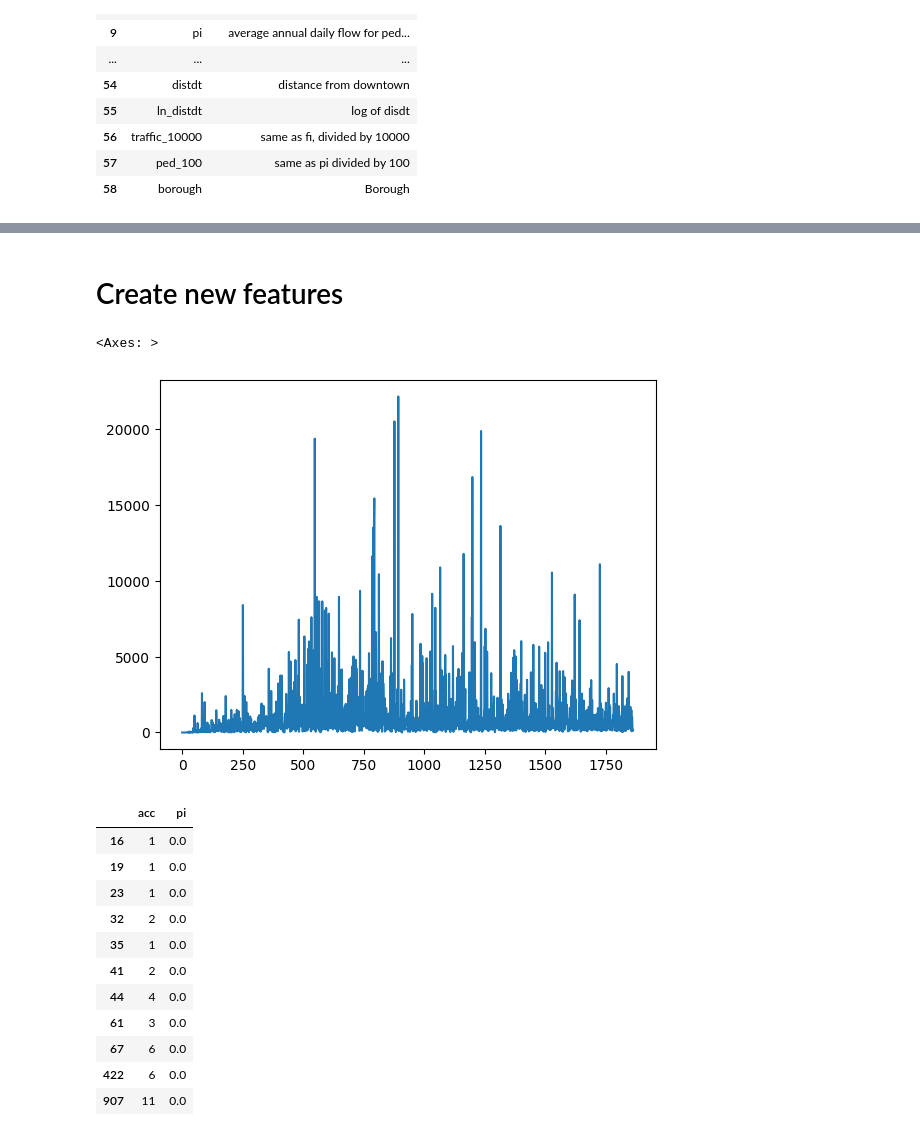
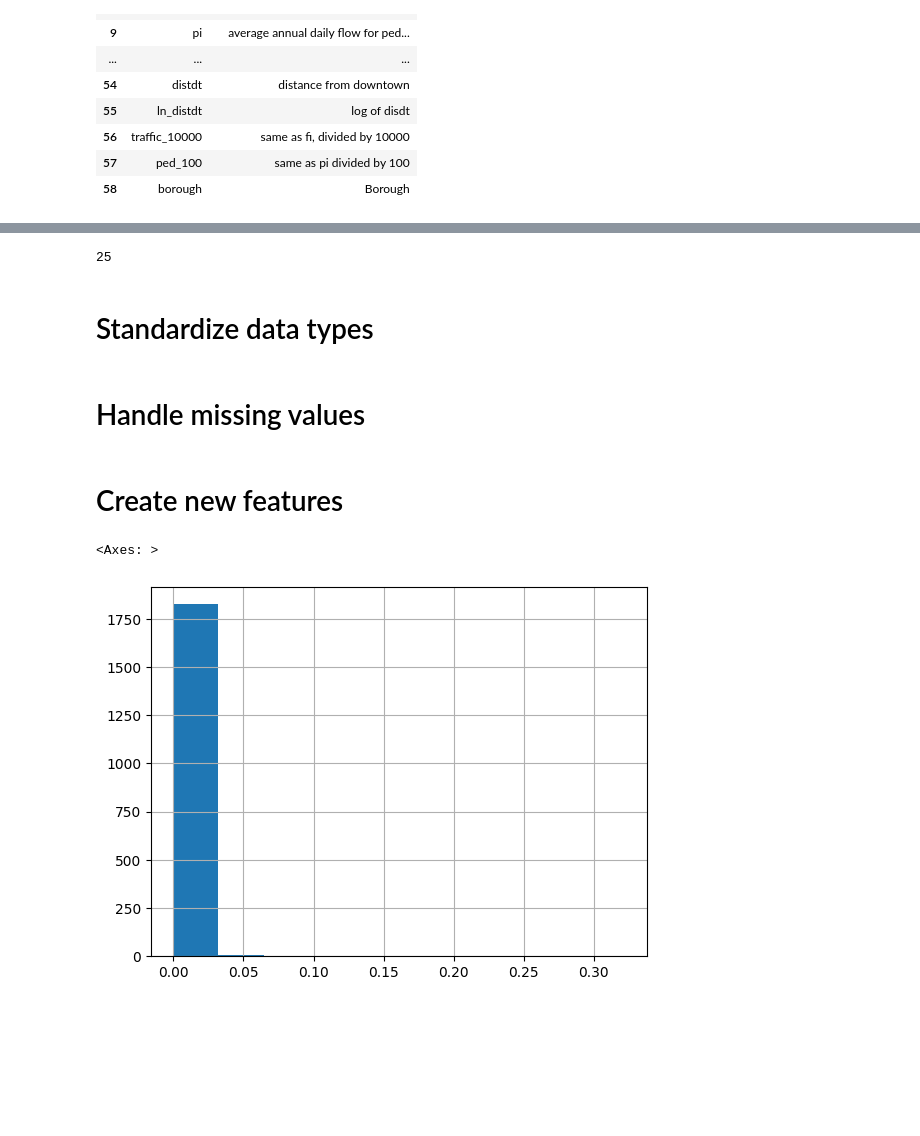
Before and after one commit to JuanJavierr/projet_methodes_avancees, a Jupyter notebook: eda.ipynb, the cells around one changed output, grey strips where cells are left out. Saved outputs shown, nothing was run; the diff lists cells and outputs as text; code cells hidden in the pictures; blank space fills up the shorter version.

```diff
--- a/eda.ipynb
+++ b/eda.ipynb
@@ -30,13 +44,13 @@ data_dict
 # %%
 # Drop superfluous columns
 df = df.drop(columns=["Unnamed: 59", "Unnamed: 60"])
-# Drop english columns
-df = df.drop(columns=["street_1", "street_2"])
+# Drop descriptive columns
+df = df.drop(columns=["street_1", "street_2", "date_", "x", "y"])
 
 # Drop columns that are transformations of other columns
-log_columns = [c for c in df.columns if c.startswith("ln_")]
-divided_columns = ["traffic_10000", "ped_100"]
-df = df.drop(columns=log_columns + divided_columns)
+# log_columns = [c for c in df.columns if c.startswith("ln_")]
+# divided_columns = ["traffic_10000", "ped_100"]
+# df = df.drop(columns=log_columns + divided_columns)
 # %%
 # Duplicates?
 print(df["int_no"].value_counts().sort_values().tail(5))
@@ -63,24 +95,27 @@ gdf.plot(column="borough", legend=True, figsize=(10, 10))
+# %%
+# We assume pi == 0 is a missing value, since no accidents can occur if no pedestrians are present
+print(df[df["pi"] == 0].shape[0])
+
+# We drop the rows with pi == 0, as we cannot impute the missing values
+df = df[df["pi"] > 0]
+# %% [output]
+25
+# %% [markdown]
+# Standardize data types
+# %%
+# Convert columns with only 2 unique values to binary
+binary_columns = [c for c in df.columns if df[c].nunique() == 2]
+df[binary_columns] = df[binary_columns].astype(bool)
+# %% [markdown]
+# Handle missing values
+# %%
+df["ln_distdt"] = df["ln_distdt"].fillna(0)
 # %% [markdown]
 # Create new features
 # %%
-df["acc_rate"] = df["pi"] / (df["acc"] + 1)
-df["acc_rate"].plot()
+df["acc_rate"] =  df["acc"] / df["pi"]
+df["ln_acc_rate"] = df["acc"] / np.log(df["pi"])
+df["acc_rate"].hist()
 # %% [output]
 <Axes: >
-[figure, old version]
+[figure, new version]
-# %%
-# Are there any intersections with more accidents than pietons
-df.loc[df["acc"] > df["pi"]][["acc", "pi"]]
-# %% [output]
-|  | acc | pi |
-| 16 | 1 | 0.0 |
-| 19 | 1 | 0.0 |
-| 23 | 1 | 0.0 |
-| 32 | 2 | 0.0 |
-| 35 | 1 | 0.0 |
-| 41 | 2 | 0.0 |
-| 44 | 4 | 0.0 |
-| 61 | 3 | 0.0 |
-| 67 | 6 | 0.0 |
-| 422 | 6 | 0.0 |
-| 907 | 11 | 0.0 |
```
Also changed, not shown: parts of 17 cells of this notebook, 9 other files.
